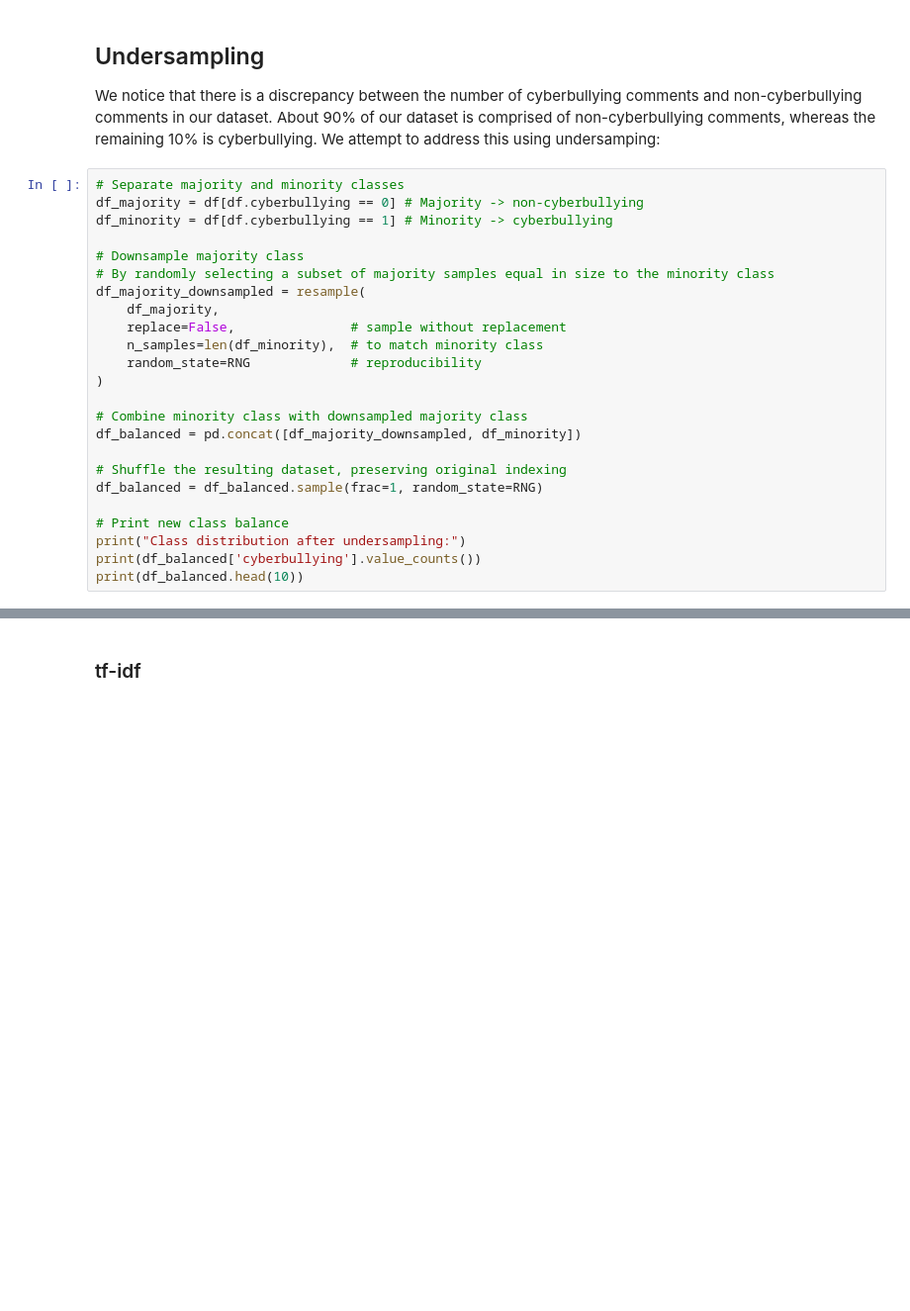
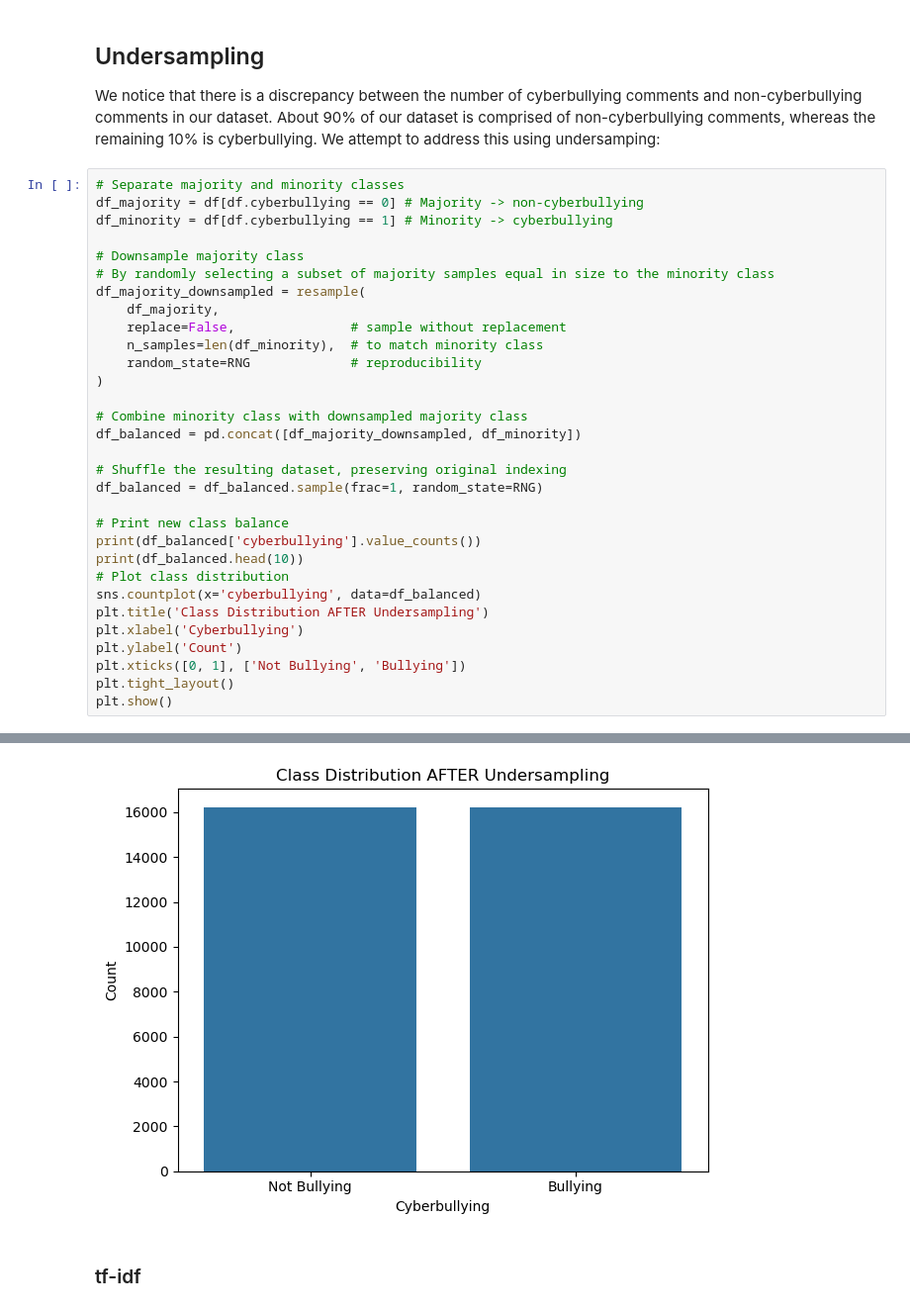
Before and after one commit to k3yg4n/cyberbully-classifier, a Jupyter notebook: data/get_dataset.ipynb, the cells around one changed output, grey strips where cells are left out. Shown at 99% size. Cells and saved outputs as stored; diff of their text form; blank space fills up the shorter version.

```diff
--- a/data/get_dataset.ipynb
+++ b/data/get_dataset.ipynb
@@ -84,7 +95,14 @@ df_balanced = pd.concat([df_majority_downsampled, df_minority])
 df_balanced = df_balanced.sample(frac=1, random_state=RNG)
 
 # Print new class balance
-print("Class distribution after undersampling:")
 print(df_balanced['cyberbullying'].value_counts())
 print(df_balanced.head(10))
+# Plot class distribution
+sns.countplot(x='cyberbullying', data=df_balanced)
+plt.title('Class Distribution AFTER Undersampling')
+plt.xlabel('Cyberbullying')
+plt.ylabel('Count')
+plt.xticks([0, 1], ['Not Bullying', 'Bullying'])
+plt.tight_layout()
+plt.show()
 # %% [output]
@@ -92,18 +109,19 @@ Class distribution after undersampling:
 cyberbullying
 0    16225
 1    16225
 Name: count, dtype: int64
                                              comment_text  cyberbullying
 43242   We want to keep the first sentence of the lead...              0
 44937   WHO CARES.... GOETHEAN IS A capuchin monkeys a...              1
 151831  yes i would say the book source is enough to a...              0
 128030  Thanks for your help.  I guess I will have to ...              0
 61287            Then do the same for the tiger accounts.              0
 119140  He is a symbol of contentment hence he is cont...              1
 17762   "\n\nNow thats funny vandalism\nI wonder who w...              1
 28159   I didn't say you favored him over me, I said y...              1
 135296  Message for Antandrus vandals administrator   ...              0
 119639                 "or ""king crowned"" (enlightend)"              0
+[figure, added]
 # %% [markdown]
 ### tf-idf
 # %%
```
Also changed, not shown: parts of 3 cells of this notebook.
